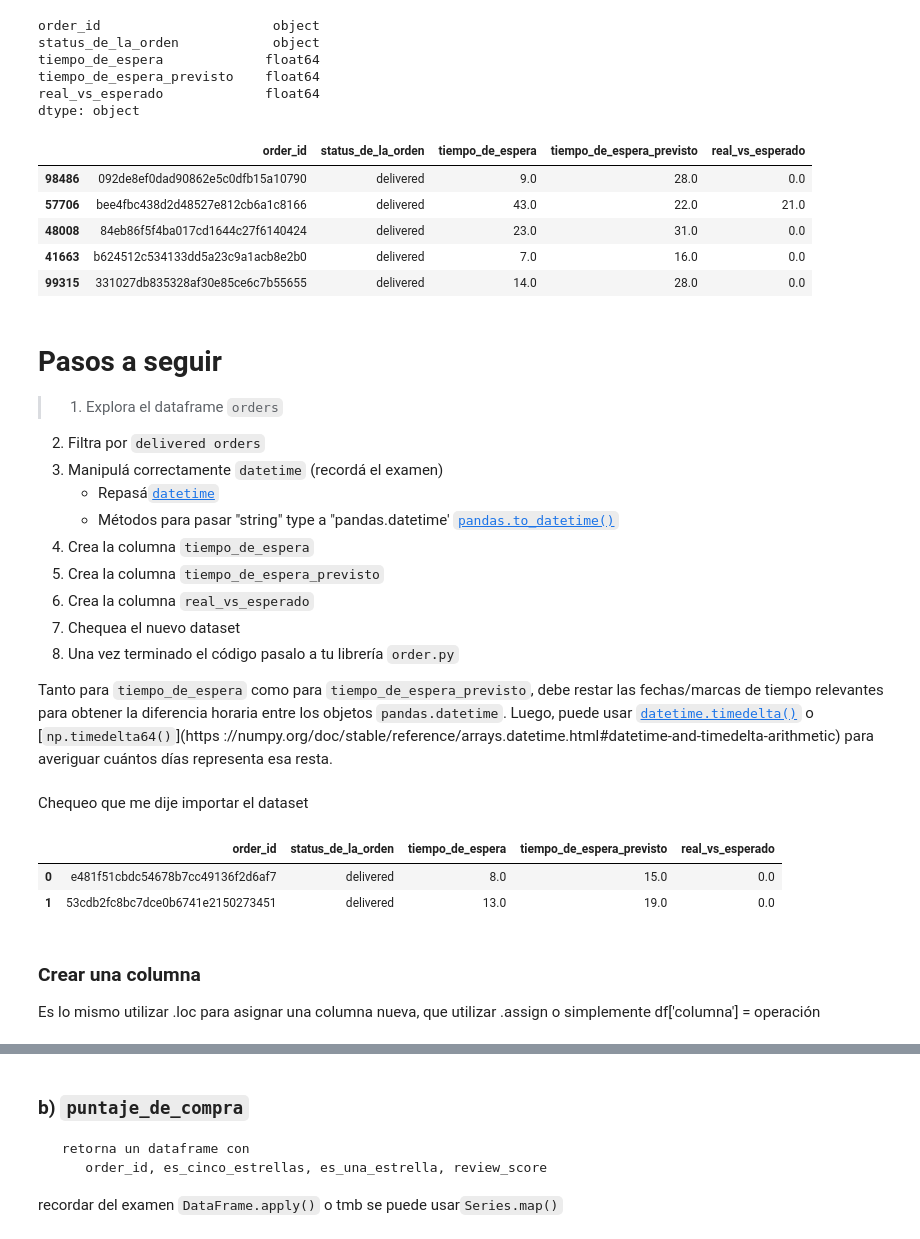
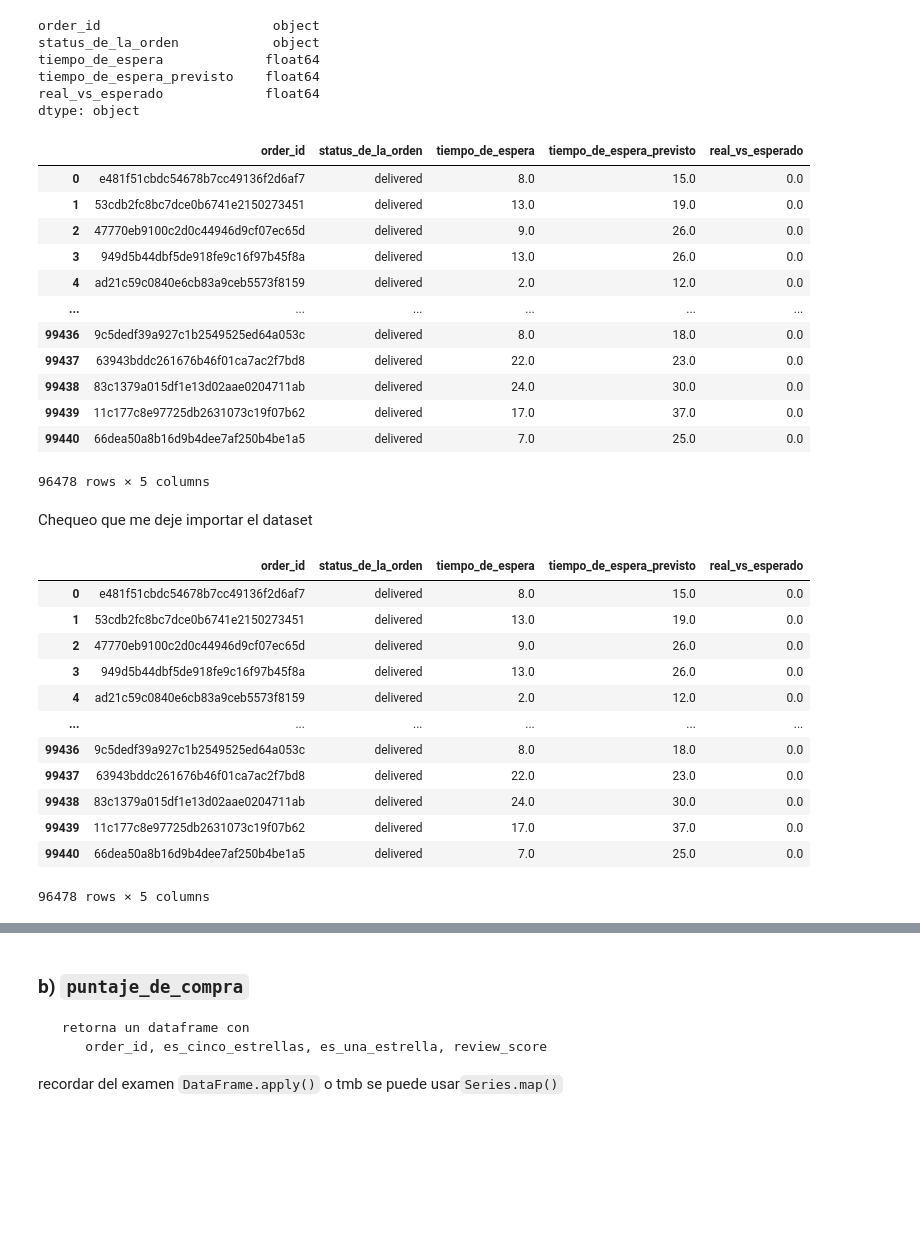
Before and after one commit to MartinaLarrea/TP-Datos---2, a Jupyter notebook: ejercicio_orders_part1.ipynb, the cells around one changed output, grey strips where cells are left out. Saved outputs shown, nothing was run; the diff lists cells and outputs as text; code cells hidden in the pictures; blank space fills up the shorter version.

Commit message:
Terminado

```diff
--- a/ejercicio_orders_part1.ipynb
+++ b/ejercicio_orders_part1.ipynb
@@ -121,0 +169,4 @@ orders['tiempo_de_espera_previsto'] = (orders['order_estimated_delivery_date'] -
+# %%
+from olist.preprocess import tiempo_de_espera
+orders = tiempo_de_espera(orders)
+orders.head()
@@ -122,6 +180,6 @@ orders['tiempo_de_espera_previsto'] = (orders['order_estimated_delivery_date'] -
 # %% [markdown]
 Creo la columna real_vs_esperado y despues le asigno un 0 a todas las columnas que no sean numeros positivos
-# %%
-orders["real_vs_esperado"] = (orders['tiempo_de_espera'] - orders['tiempo_de_espera_previsto'])
-# %%
-orders['real_vs_esperado'] = orders['real_vs_esperado'].apply(lambda x: x if x > 0 else 0)
+# %%
+from olist.preprocess import real_vs_esperado
+orders = real_vs_esperado(orders)
+orders
@@ -145,39 +217,38 @@ tiempo_de_espera_previsto    float64
 real_vs_esperado             float64
 dtype: object
 # %%
-orders.sample(5)
+orders
 # %% [output]
 |  | order_id | status_de_la_orden | tiempo_de_espera | tiempo_de_espera_previsto | real_vs_esperado |
-| 98486 | 092de8ef0dad90862e5c0dfb15a10790 | delivered | 9.0 | 28.0 | 0.0 |
-| 57706 | bee4fbc438d2d48527e812cb6a1c8166 | delivered | 43.0 | 22.0 | 21.0 |
-| 48008 | 84eb86f5f4ba017cd1644c27f6140424 | delivered | 23.0 | 31.0 | 0.0 |
-| 41663 | b624512c534133dd5a23c9a1acb8e2b0 | delivered | 7.0 | 16.0 | 0.0 |
-| 99315 | 331027db835328af30e85ce6c7b55655 | delivered | 14.0 | 28.0 | 0.0 |
+| 0 | e481f51cbdc54678b7cc49136f2d6af7 | delivered | 8.0 | 15.0 | 0.0 |
+| 1 | 53cdb2fc8bc7dce0b6741e2150273451 | delivered | 13.0 | 19.0 | 0.0 |
+| 2 | 47770eb9100c2d0c44946d9cf07ec65d | delivered | 9.0 | 26.0 | 0.0 |
+| 3 | 949d5b44dbf5de918fe9c16f97b45f8a | delivered | 13.0 | 26.0 | 0.0 |
+| 4 | ad21c59c0840e6cb83a9ceb5573f8159 | delivered | 2.0 | 12.0 | 0.0 |
+| ... | ... | ... | ... | ... | ... |
+| 99436 | 9c5dedf39a927c1b2549525ed64a053c | delivered | 8.0 | 18.0 | 0.0 |
+| 99437 | 63943bddc261676b46f01ca7ac2f7bd8 | delivered | 22.0 | 23.0 | 0.0 |
+| 99438 | 83c1379a015df1e13d02aae0204711ab | delivered | 24.0 | 30.0 | 0.0 |
+| 99439 | 11c177c8e97725db2631073c19f07b62 | delivered | 17.0 | 37.0 | 0.0 |
+| 99440 | 66dea50a8b16d9b4dee7af250b4be1a5 | delivered | 7.0 | 25.0 | 0.0 |
+96478 rows × 5 columns
-# %% [markdown]
-# Pasos a seguir
-
-> 1. Explora el dataframe `orders`
-2. Filtra por `delivered orders`
-3. Manipulá correctamente `datetime` (recordá el examen)
-    - Repasá[`datetime`](https://docs.python.org/3/library/datetime.html)
-    - Métodos para pasar "string" type a "pandas.datetime'  [`pandas.to_datetime()`](https://pandas.pydata.org/pandas-docs/stable/reference/api/pandas.to_datetime.html)
-4. Crea la columna `tiempo_de_espera`
-5. Crea la columna  `tiempo_de_espera_previsto`
-6. Crea la columna  `real_vs_esperado`
-7. Chequea el nuevo dataset
-8. Una vez terminado el código pasalo a tu librería `order.py`
-
-Tanto para `tiempo_de_espera` como para `tiempo_de_espera_previsto`, debe restar las fechas/marcas de tiempo relevantes para obtener la diferencia horaria entre los objetos `pandas.datetime`. Luego, puede usar [`datetime.timedelta()`](https://docs.python.org/3/library/datetime.html#timedelta-objects) o [`np.timedelta64()`](https ://numpy.org/doc/stable/reference/arrays.datetime.html#datetime-and-timedelta-arithmetic) para averiguar cuántos días representa esa resta.
 # %% [markdown]
-Chequeo que me dije importar el dataset
+Chequeo que me deje importar el dataset
 # %%
 from olist.order import orders
 # %%
-orders.head(2)
+orders
 # %% [output]
 |  | order_id | status_de_la_orden | tiempo_de_espera | tiempo_de_espera_previsto | real_vs_esperado |
 | 0 | e481f51cbdc54678b7cc49136f2d6af7 | delivered | 8.0 | 15.0 | 0.0 |
 | 1 | 53cdb2fc8bc7dce0b6741e2150273451 | delivered | 13.0 | 19.0 | 0.0 |
+| 2 | 47770eb9100c2d0c44946d9cf07ec65d | delivered | 9.0 | 26.0 | 0.0 |
+| 3 | 949d5b44dbf5de918fe9c16f97b45f8a | delivered | 13.0 | 26.0 | 0.0 |
+| 4 | ad21c59c0840e6cb83a9ceb5573f8159 | delivered | 2.0 | 12.0 | 0.0 |
+| ... | ... | ... | ... | ... | ... |
+| 99436 | 9c5dedf39a927c1b2549525ed64a053c | delivered | 8.0 | 18.0 | 0.0 |
+| 99437 | 63943bddc261676b46f01ca7ac2f7bd8 | delivered | 22.0 | 23.0 | 0.0 |
+| 99438 | 83c1379a015df1e13d02aae0204711ab | delivered | 24.0 | 30.0 | 0.0 |
+| 99439 | 11c177c8e97725db2631073c19f07b62 | delivered | 17.0 | 37.0 | 0.0 |
+| 99440 | 66dea50a8b16d9b4dee7af250b4be1a5 | delivered | 7.0 | 25.0 | 0.0 |
+96478 rows × 5 columns
-# %% [markdown]
-### Crear una columna
-Es lo mismo utilizar .loc para asignar una columna nueva, que utilizar .assign o simplemente df['columna'] = operación
```
Also changed, not shown: parts of 79 cells of this notebook, 3 other files.
